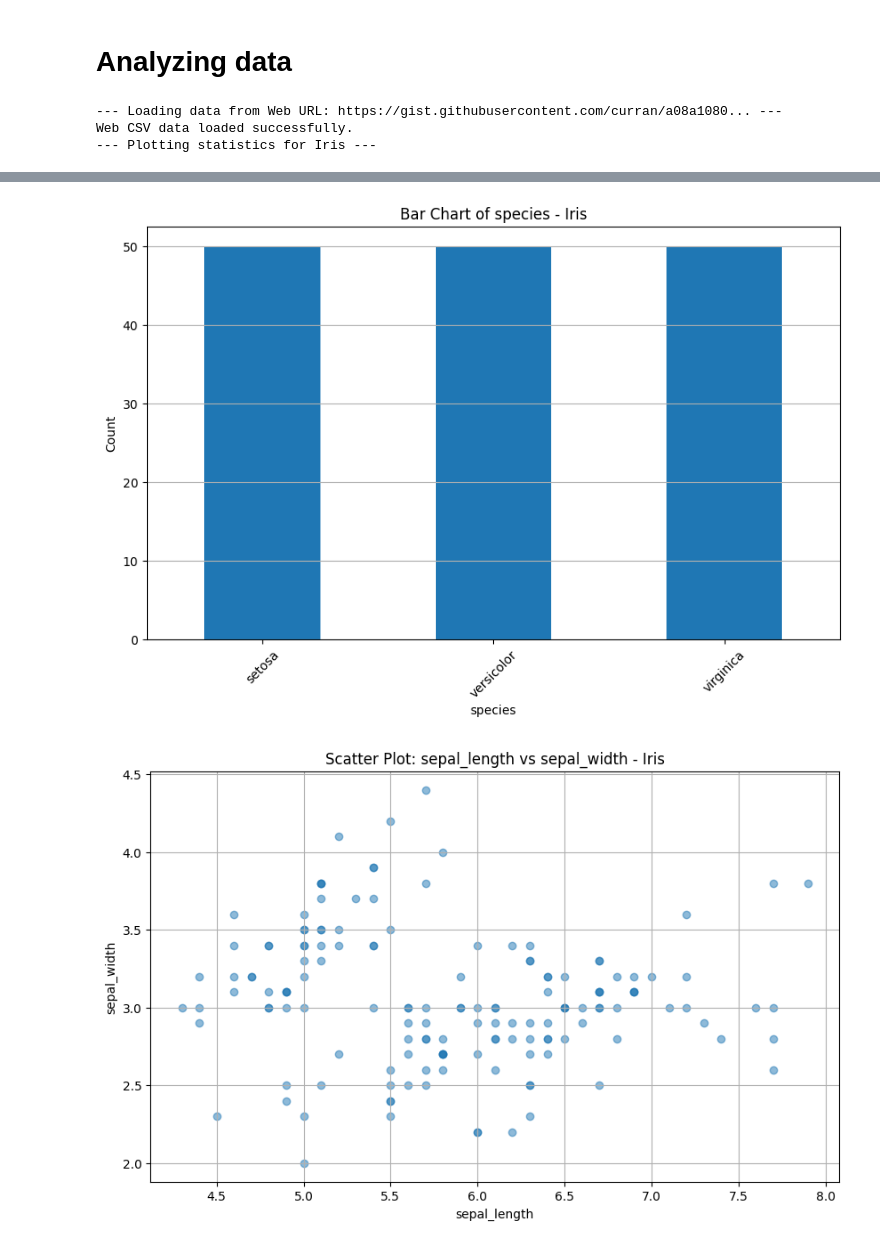
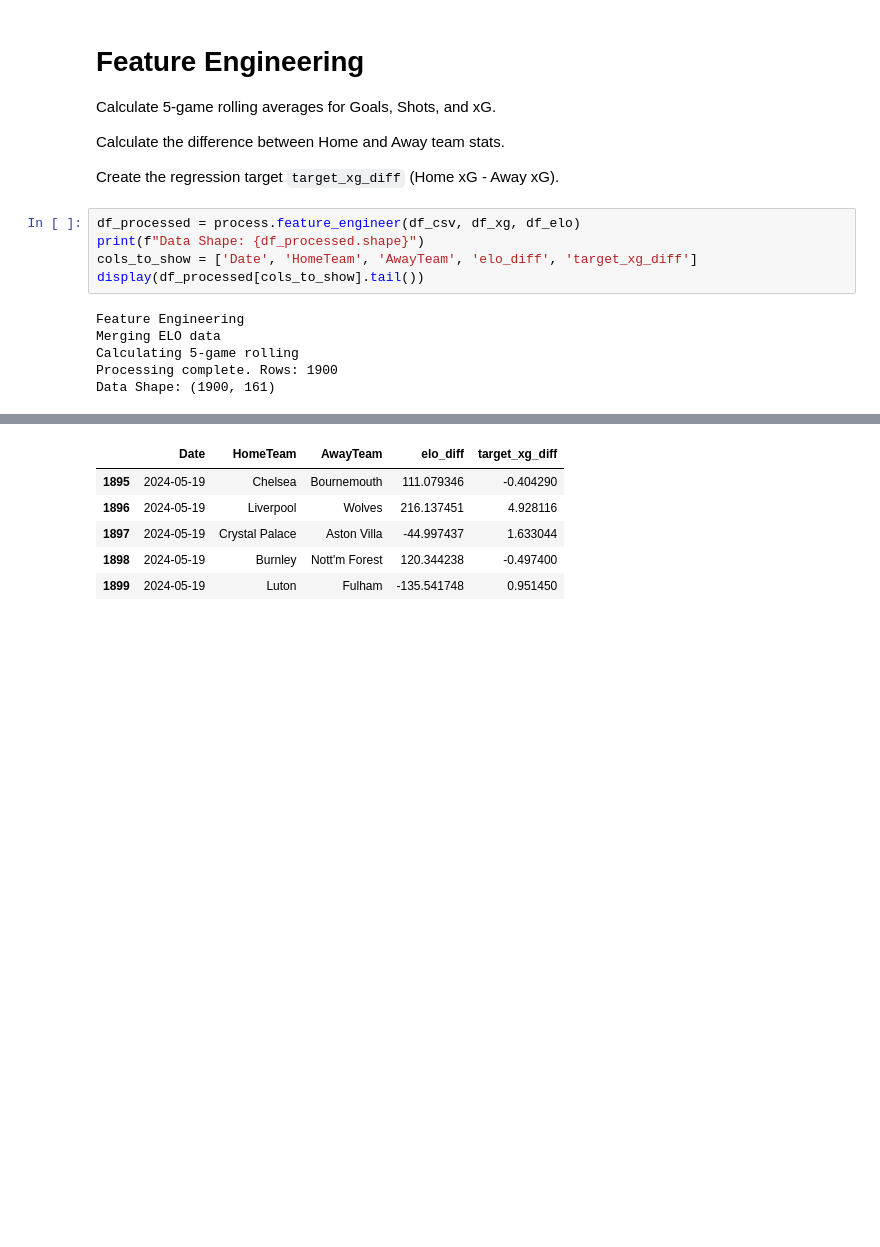
Before and after one commit to ywu24850-debug/DSCI-510, a Jupyter notebook: Final Project/src/results.ipynb, the cells around one changed output, grey strips where cells are left out. Drawn from its saved outputs; the diff is of its cells as text; blank space fills up the shorter version.

```diff
--- a/Final Project/src/results.ipynb
+++ b/Final Project/src/results.ipynb
@@ -25,7 +41,18 @@ UnboundLocalError: cannot access local variable 'url' where it is not associated
 # %% [markdown]
-# Analyzing data
+# Feature Engineering
+Calculate 5-game rolling averages for Goals, Shots, and xG.
+
+Calculate the difference between Home and Away team stats.
+
+Create the regression target `target_xg_diff` (Home xG - Away xG).
 # %%
+df_processed = process.feature_engineer(df_csv, df_xg, df_elo)
+print(f"Data Shape: {df_processed.shape}")
+cols_to_show = ['Date', 'HomeTeam', 'AwayTeam', 'elo_diff', 'target_xg_diff']
+display(df_processed[cols_to_show].tail())
 # %% [output]
---- Loading data from Web URL: https://gist.githubusercontent.com/curran/a08a1080... ---
-Web CSV data loaded successfully.
---- Plotting statistics for Iris ---
+Feature Engineering
+Merging ELO data
+Calculating 5-game rolling
+Processing complete. Rows: 1900
+Data Shape: (1900, 161)
@@ -33,3 +59,7 @@ Web CSV data loaded successfully.
-[figure, removed]
-[figure, removed]
+|  | Date | HomeTeam | AwayTeam | elo_diff | target_xg_diff |
+| 1895 | 2024-05-19 | Chelsea | Bournemouth | 111.079346 | -0.404290 |
+| 1896 | 2024-05-19 | Liverpool | Wolves | 216.137451 | 4.928116 |
+| 1897 | 2024-05-19 | Crystal Palace | Aston Villa | -44.997437 | 1.633044 |
+| 1898 | 2024-05-19 | Burnley | Nott'm Forest | 120.344238 | -0.497400 |
+| 1899 | 2024-05-19 | Luton | Fulham | -135.541748 | 0.951450 |
 # %% [markdown]
```
Also changed, not shown: parts of 7 cells of this notebook, 9 other files.
